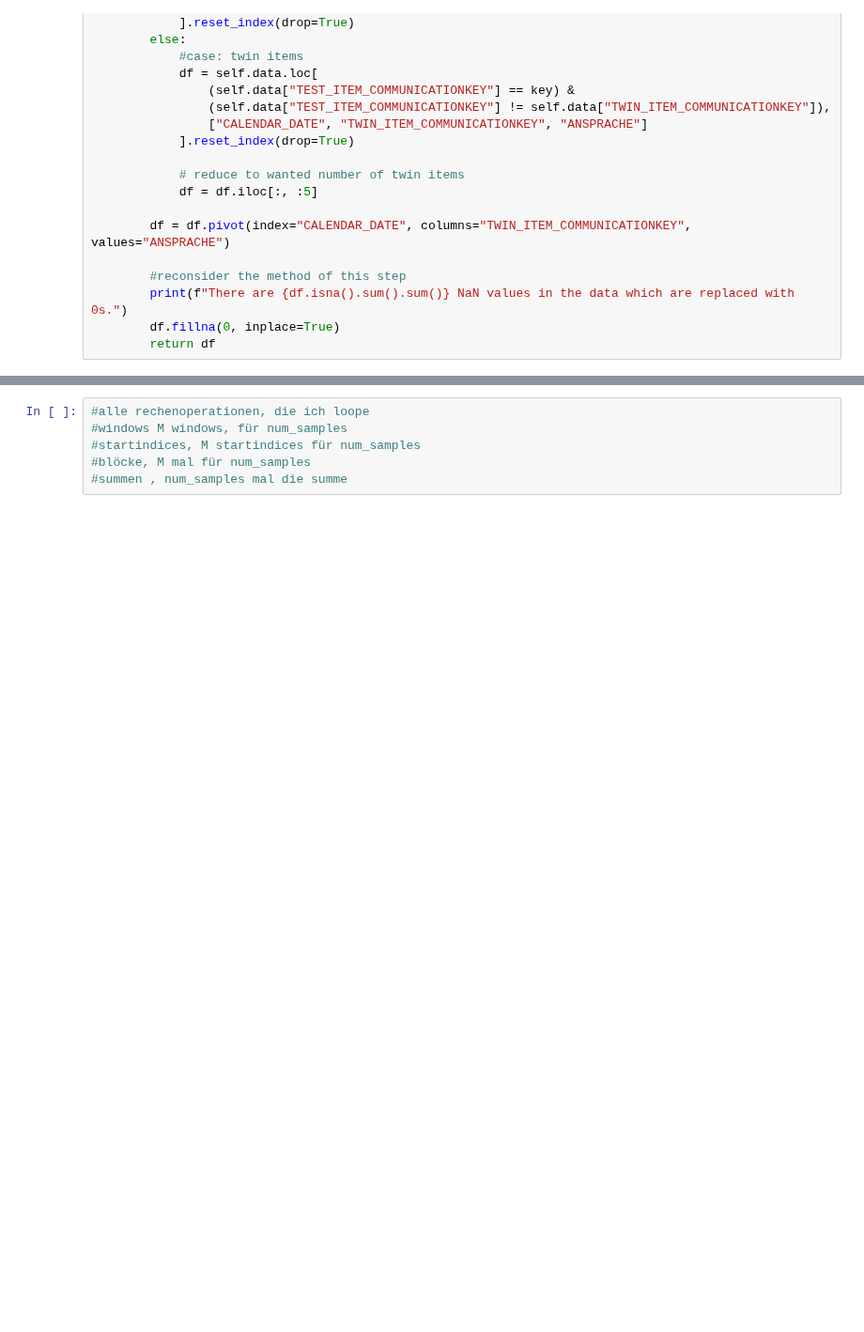
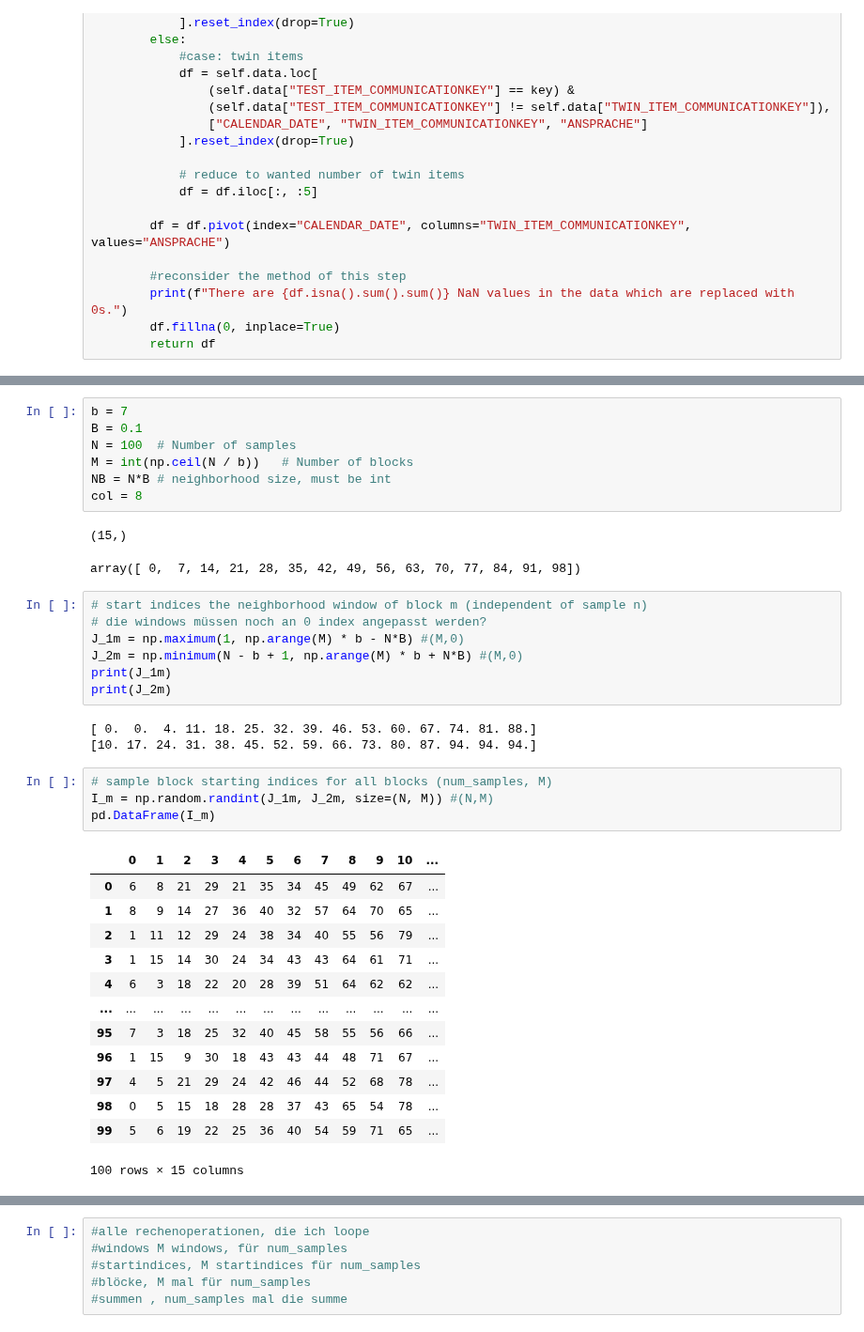
Before and after one commit to chrisnhr/Diplom, a Jupyter notebook: bootstrapping.ipynb, the cells around one changed output, grey strips where cells are left out. Shown at 94% size. Cells and saved outputs as stored; diff of their text form; blank space fills up the shorter version.

```diff
--- a/bootstrapping.ipynb
+++ b/bootstrapping.ipynb
@@ -146,3 +149,41 @@ class Sampling:
         #     bootstrap_sample[i, :self.n] = sampled_blocks[:self.n]
 
         return pd.Series(np.sum(bootstrap_sample, axis=1), name="Bootstrap_Sums")
+# %%
+b = 7
+B = 0.1
+N = 100  # Number of samples
+M = int(np.ceil(N / b))   # Number of blocks
+NB = N*B # neighborhood size, must be int
+col = 8
+# %% [output]
+(15,)
+array([ 0,  7, 14, 21, 28, 35, 42, 49, 56, 63, 70, 77, 84, 91, 98])
+# %%
+# start indices the neighborhood window of block m (independent of sample n)
+# die windows müssen noch an 0 index angepasst werden?
+J_1m = np.maximum(1, np.arange(M) * b - N*B) #(M,0)
+J_2m = np.minimum(N - b + 1, np.arange(M) * b + N*B) #(M,0)
+print(J_1m)
+print(J_2m)
+# %% [output]
+[ 0.  0.  4. 11. 18. 25. 32. 39. 46. 53. 60. 67. 74. 81. 88.]
+[10. 17. 24. 31. 38. 45. 52. 59. 66. 73. 80. 87. 94. 94. 94.]
+# %%
+# sample block starting indices for all blocks (num_samples, M)
+I_m = np.random.randint(J_1m, J_2m, size=(N, M)) #(N,M)
+pd.DataFrame(I_m)
+# %% [output]
+|  | 0 | 1 | 2 | 3 | 4 | 5 | 6 | 7 | 8 | 9 | 10 | ... |
+| 0 | 6 | 8 | 21 | 29 | 21 | 35 | 34 | 45 | 49 | 62 | 67 | ... |
+| 1 | 8 | 9 | 14 | 27 | 36 | 40 | 32 | 57 | 64 | 70 | 65 | ... |
+| 2 | 1 | 11 | 12 | 29 | 24 | 38 | 34 | 40 | 55 | 56 | 79 | ... |
+| 3 | 1 | 15 | 14 | 30 | 24 | 34 | 43 | 43 | 64 | 61 | 71 | ... |
+| 4 | 6 | 3 | 18 | 22 | 20 | 28 | 39 | 51 | 64 | 62 | 62 | ... |
+| ... | ... | ... | ... | ... | ... | ... | ... | ... | ... | ... | ... | ... |
+| 95 | 7 | 3 | 18 | 25 | 32 | 40 | 45 | 58 | 55 | 56 | 66 | ... |
+| 96 | 1 | 15 | 9 | 30 | 18 | 43 | 43 | 44 | 48 | 71 | 67 | ... |
+| 97 | 4 | 5 | 21 | 29 | 24 | 42 | 46 | 44 | 52 | 68 | 78 | ... |
+| 98 | 0 | 5 | 15 | 18 | 28 | 28 | 37 | 43 | 65 | 54 | 78 | ... |
+| 99 | 5 | 6 | 19 | 22 | 25 | 36 | 40 | 54 | 59 | 71 | 65 | ... |
+100 rows × 15 columns
```
Also changed, not shown: parts of 3 cells of this notebook, 1 other file.
